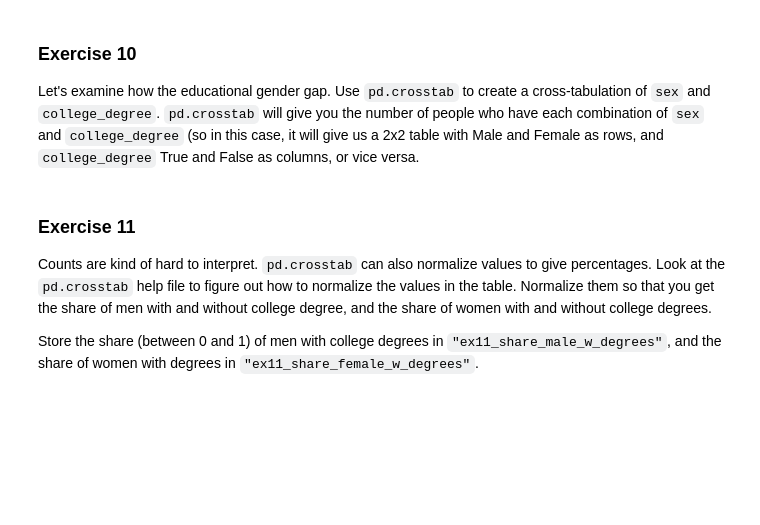
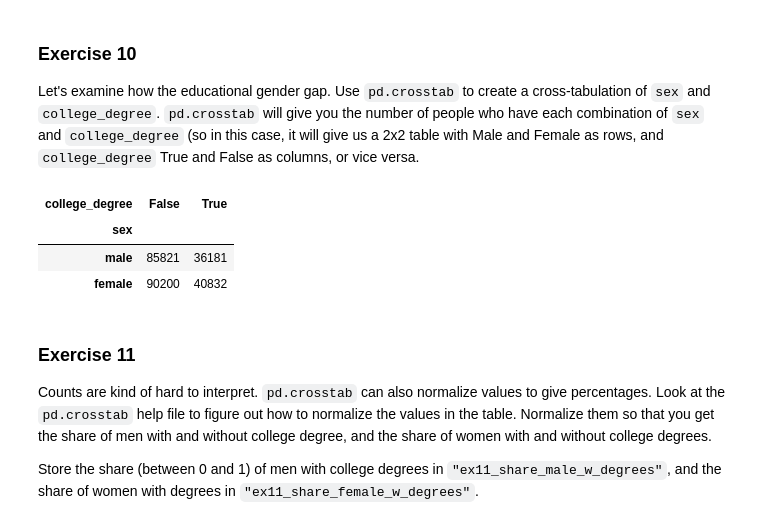
Before and after one commit to BarbaraPFloresRios/IDS720_PracticalDataScience, a Jupyter notebook: 20231010_ExerciseCleaning/Exercise_cleaning.ipynb, the cells around one changed output. Saved outputs shown, nothing was run; the diff lists cells and outputs as text; code cells hidden in the pictures; blank space fills up the shorter version.

```diff
--- a/20231010_ExerciseCleaning/Exercise_cleaning.ipynb
+++ b/20231010_ExerciseCleaning/Exercise_cleaning.ipynb
@@ -148,6 +221,13 @@ Create an indicator variable for whether each person has *at least* a college Ba
 ### Exercise 10
 
 Let's examine how the educational gender gap. Use `pd.crosstab` to create a cross-tabulation of `sex` and `college_degree`. `pd.crosstab` will give you the number of people who have each combination of `sex` and `college_degree` (so in this case, it will give us a 2x2 table with Male and Female as rows, and `college_degree` True and False as columns, or vice versa.
+# %%
+pd.crosstab(data_subset["sex"], data_subset["college_degree"])
+# %% [output]
+| college_degree | False | True |
+| sex |  |  |
+| male | 85821 | 36181 |
+| female | 90200 | 40832 |
 # %% [markdown]
 ### Exercise 11
 
```
Also changed, not shown: parts of 21 cells of this notebook, 3 other files.
